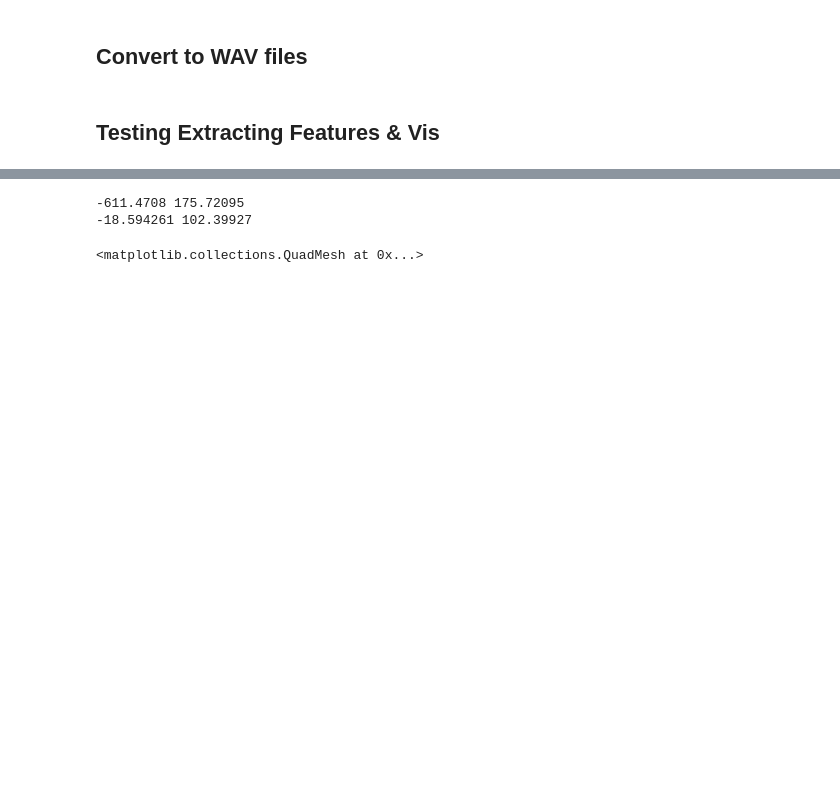
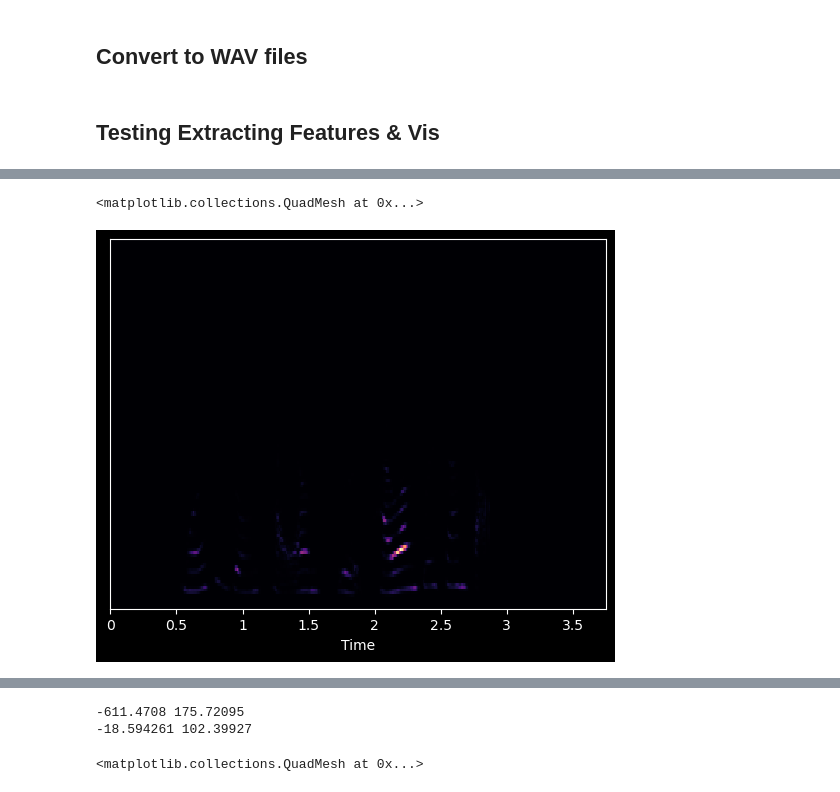
Before and after one commit to ConnorBar/audio, a Jupyter notebook: tone-recognition.ipynb, the cells around one changed output, grey strips where cells are left out. Saved outputs shown, nothing was run; the diff lists cells and outputs as text; code cells hidden in the pictures; blank space fills up the shorter version.

```diff
--- a/tone-recognition.ipynb
+++ b/tone-recognition.ipynb
@@ -133,0 +152,6 @@ librosa.display.specshow(mfcc, sr=sr, x_axis='time')
+# %%
+mel_spec = librosa.feature.melspectrogram(y=y, sr=sr)
+librosa.display.specshow(mel_spec, sr=sr, x_axis='time')
+# %% [output]
+<matplotlib.collections.QuadMesh at 0x...>
+[figure, added]
```
Also changed, not shown: parts of 18 cells of this notebook, 10 other files.
